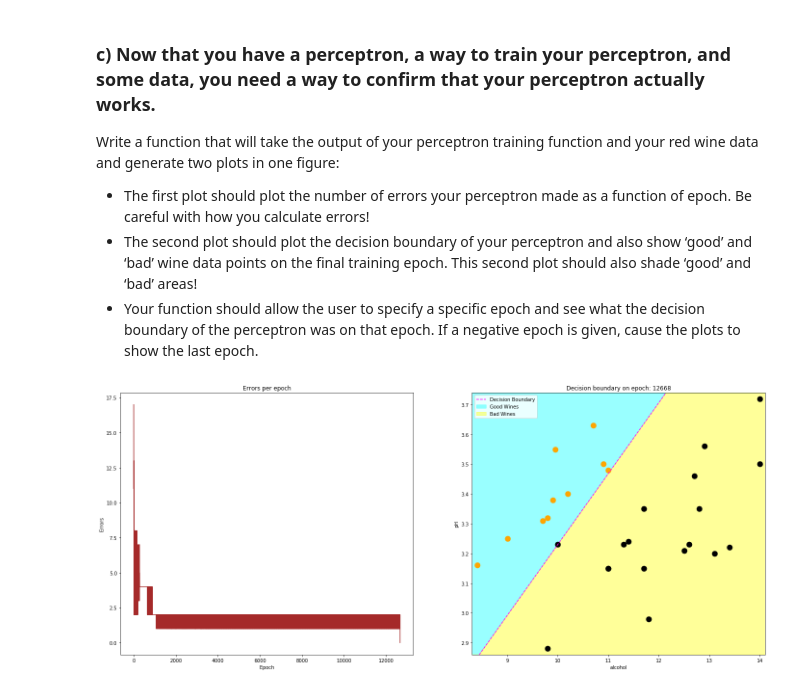
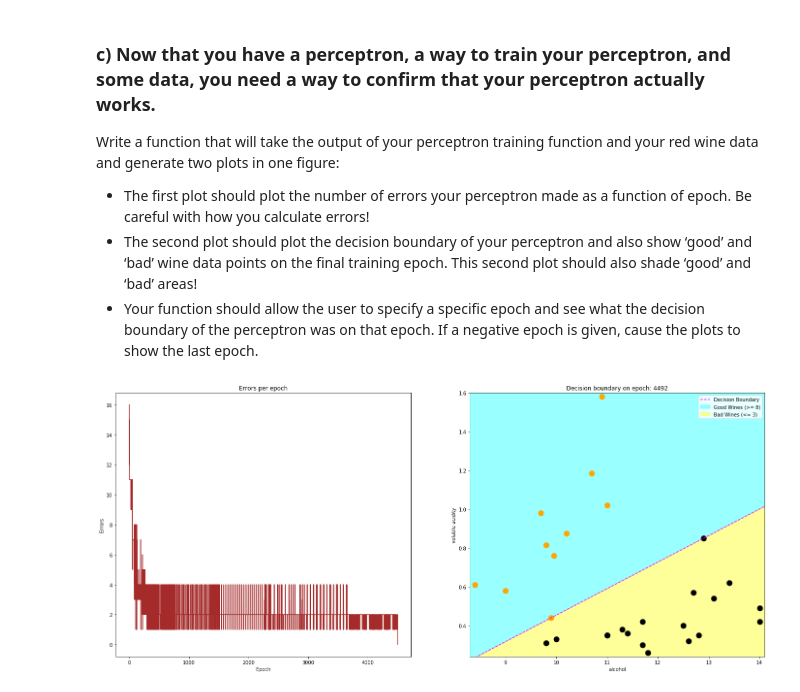
Before and after one commit to o4eredko/ft_sommelier, a Jupyter notebook: notebooks/main.ipynb, the cells around one changed output. Saved outputs shown, nothing was run; the diff lists cells and outputs as text; code cells hidden in the pictures.

```diff
--- a/notebooks/main.ipynb
+++ b/notebooks/main.ipynb
@@ -126,8 +112,9 @@ X, y = train_split(red_wine, ['alcohol', 'pH'], good_threshold=8, bad_threshold=
 # %%
 class Perceptron:
-    def __init__(self, learning_rate):
+    def __init__(self, learning_rate, seed):
         self.weights = None
         self.lr = learning_rate
+        random.seed(seed)
 
     def predict(self, row):
         """Heaviside step activation function."""
@@ -156,7 +143,7 @@ class Perceptron:
         epoch = 0
         performance = []
         cols_num = X.shape[1]
-        self.weights = [random.uniform(-1, 1) for i in range(cols_num + 1)]
+        self.weights = [random.uniform(-1, 1) for _ in range(cols_num + 1)]
         while True:
             epoch_errors = 0
             for features, answer in zip(X, y):
@@ -169,11 +156,12 @@ class Perceptron:
             epoch += 1
             if epochs_num == 0 and epoch_errors == 0:
                 break
-            elif epochs_num > 0 and epoch < epochs_num:
+            elif epochs_num > 0 and epoch >= epochs_num:
                 break
         return performance
 # %%
-perceptron = Perceptron(0.01)
+X, y = train_split(red_wine, ['alcohol', 'volatile acidity'], good_threshold=8, bad_threshold=3)
+perceptron = Perceptron(0.01, 999)
 performance = perceptron.fit(X, y, 0)
 # %% [markdown]
 ### c) Now that you have a perceptron, a way to train your perceptron, and some data, you need a way to confirm that your perceptron actually works.
@@ -184,9 +172,9 @@ Write a function that will take the output of your perceptron training function
 # %%
 def plot_decision_boundary(ax, stat, wine_data, features_list, good_thres, bad_thres, epoch):
     """
-    Plots Decision Boundary. It creates a graph with 2 axex: 2 features.
+    Plots Decision Boundary. It creates a graph with 2 axes(2 features).
     Then it plots this data as a scatter matrix.
-    Weights, which perceptron found during its training, represents the line from (0, 0 + bias) to (w1, w2).
+    Weights, which perceptron found during its training, represents the line from (x:0, y:0 + bias) to (x:w1, y:w2).
     And that line is perpendicular to the line, which divides the wine into bad and good.
     ----------
     Parameters
@@ -199,17 +187,17 @@ def plot_decision_boundary(ax, stat, wine_data, features_list, good_thres, bad_t
     bad_thres: int, bad_wine_quality
     epoch: number of epoch, for which performance is plotted, if < 0 then the last epoch is plotted
     """
-    x_min = wine_data.loc[:, features_list[0]].min()
-    x_max = wine_data.loc[:, features_list[0]].max()
-    y_min = wine_data.loc[:, features_list[1]].min()
-    y_max = wine_data.loc[:, features_list[1]].max()
+    x_min = wine_data[features_list[0]].min()
+    x_max = wine_data[features_list[0]].max()
+    y_min = wine_data[features_list[1]].min()
+    y_max = wine_data[features_list[1]].max()
     good_wines = wine_data[wine_data['quality'] >= good_thres]
     bad_wines = wine_data[wine_data['quality'] <= bad_thres]
     w1, w2 = stat[2][epoch]
     k = -w1 / w2
     b = -stat[3][epoch] / w2
-    x = range(int(x_min), int(x_max + 2))
-    y = [k * x + b for x in range(int(x_min), int(x_max) + 2)]
+    x = [int(x_min) - 1, int(x_max) + 2]
+    y = [k * xi + b for xi in x]
 
     ax.set_xlim(x_min - 0.1, x_max + 0.1)
     ax.set_ylim(y_min - 0.02, y_max + 0.02)
@@ -217,8 +205,8 @@ def plot_decision_boundary(ax, stat, wine_data, features_list, good_thres, bad_t
     ax.set_xlabel(features_list[0])
     ax.set_ylabel(features_list[1])
     ax.plot(x, y, c='magenta', linestyle='--', label='Decision Boundary')
-    ax.fill_between(x, y, y_max + 0.02, color='cyan', alpha=0.4, label='Good Wines')
-    ax.fill_between(x, y, y_min - 0.02, color='yellow', alpha=0.4, label='Bad Wines')
+    ax.fill_between(x, y, y_max + 0.02, color='cyan', alpha=0.4, label=f'Good Wines (>= {good_thres})')
+    ax.fill_between(x, y, y_min - 0.02, color='yellow', alpha=0.4, label=f'Bad Wines (<= {bad_thres})')
     ax.scatter(good_wines.loc[:, features_list[0]], good_wines.loc[:, features_list[1]], s=120, c='black')
     ax.scatter(bad_wines.loc[:, features_list[0]], bad_wines.loc[:, features_list[1]], s=120, c='orange')
     ax.legend(loc='best')
@@ -253,7 +241,7 @@ def plot_performance(performance, wine_data, features_list, good_thres, bad_thre
     if save_plot:
         fig.savefig('plot_performance.png')
     return fig
-
-fig = plot_performance(performance, red_wine, ['alcohol', 'pH'], 8, 3, save_plot=True)
-# %% [output]
-[figure, removed]
+# %%
+fig = plot_performance(performance, red_wine, ['alcohol', 'volatile acidity'], 8, 3)
+# %% [output]
+[figure, added]
```
Also changed, not shown: parts of 9 cells of this notebook, 1 other file.
